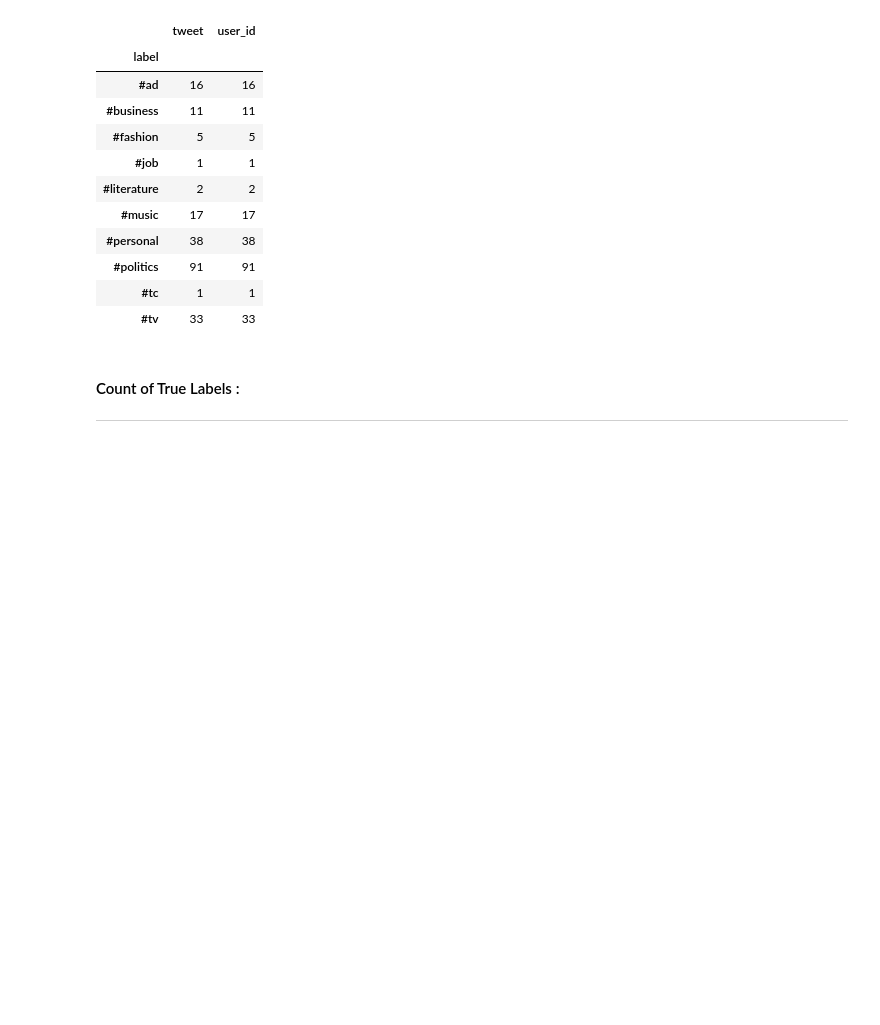
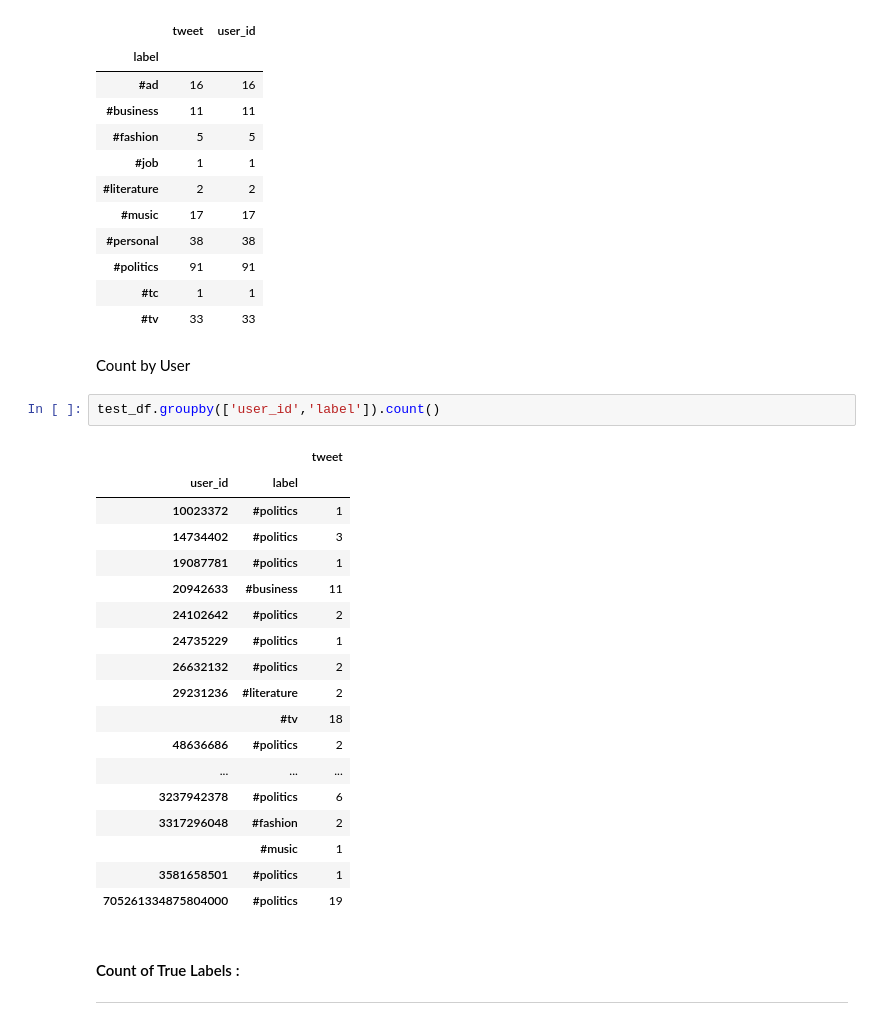
Before and after one commit to swatisaoji1/ipy_twitter, a Jupyter notebook: manually_labelled.ipynb, the cells around one changed output. Saved outputs shown, nothing was run; the diff lists cells and outputs as text; blank space fills up the shorter version.

```diff
--- a/manually_labelled.ipynb
+++ b/manually_labelled.ipynb
@@ -149,6 +151,29 @@ Data Count: 215
 | #politics | 91 | 91 |
 | #tc | 1 | 1 |
 | #tv | 33 | 33 |
+# %% [markdown]
+Count by User
+# %%
+test_df.groupby(['user_id','label']).count()
+# %% [output]
+|  |  | tweet |
+| user_id | label |  |
+| 10023372 | #politics | 1 |
+| 14734402 | #politics | 3 |
+| 19087781 | #politics | 1 |
+| 20942633 | #business | 11 |
+| 24102642 | #politics | 2 |
+| 24735229 | #politics | 1 |
+| 26632132 | #politics | 2 |
+| 29231236 | #literature | 2 |
+|  | #tv | 18 |
+| 48636686 | #politics | 2 |
+| ... | ... | ... |
+| 3237942378 | #politics | 6 |
+| 3317296048 | #fashion | 2 |
+|  | #music | 1 |
+| 3581658501 | #politics | 1 |
+| 705261334875804000 | #politics | 19 |
 # %% [markdown]
 #### Count of True Labels :
 ___
```
Also changed, not shown: parts of 1 cell of this notebook, 6 other files.
